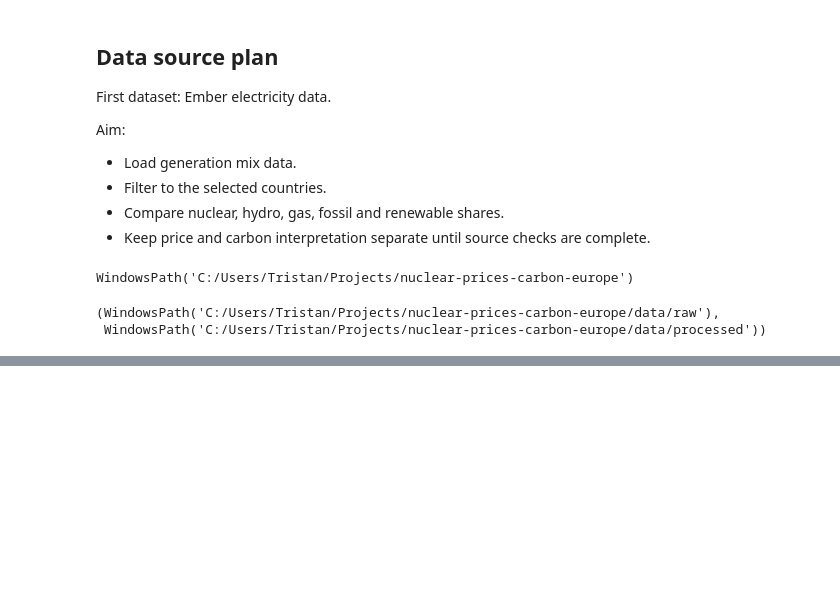
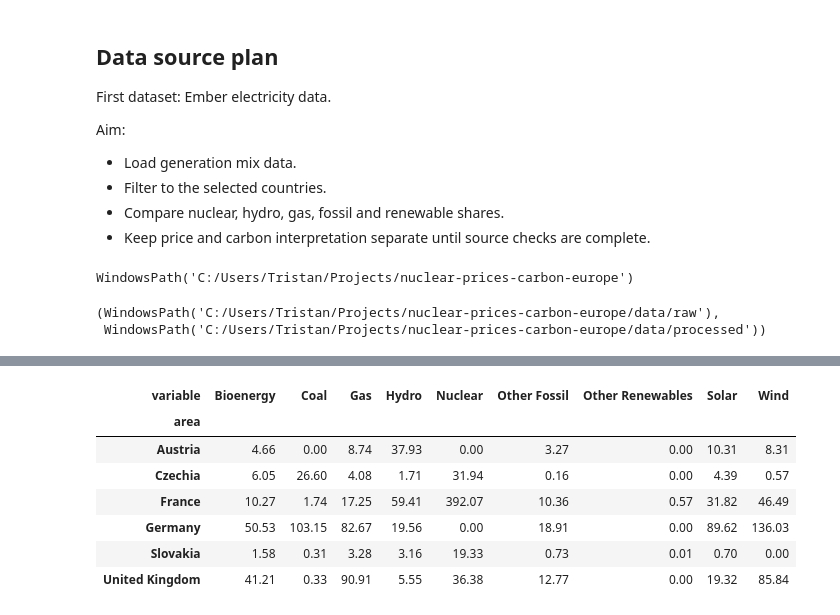
Before and after one commit to goodchoyce/nuclear-prices-carbon-europe, a Jupyter notebook: notebooks/01_dataset_review.ipynb, the cells around one changed output, grey strips where cells are left out. Drawn from its saved outputs; the diff is of its cells as text; code cells hidden in the pictures; blank space fills up the shorter version.

```diff
--- a/notebooks/01_dataset_review.ipynb
+++ b/notebooks/01_dataset_review.ipynb
@@ -51,0 +230,18 @@ data_raw, data_processed
+# %%
+generation_mix_table = generation_main.pivot_table(
+    index="area",
+    columns="variable",
+    values="value",
+    aggfunc="sum"
+).fillna(0)
+
+generation_mix_table
+# %% [output]
+| variable | Bioenergy | Coal | Gas | Hydro | Nuclear | Other Fossil | Other Renewables | Solar | Wind |
+| area |  |  |  |  |  |  |  |  |  |
+| Austria | 4.66 | 0.00 | 8.74 | 37.93 | 0.00 | 3.27 | 0.00 | 10.31 | 8.31 |
+| Czechia | 6.05 | 26.60 | 4.08 | 1.71 | 31.94 | 0.16 | 0.00 | 4.39 | 0.57 |
+| France | 10.27 | 1.74 | 17.25 | 59.41 | 392.07 | 10.36 | 0.57 | 31.82 | 46.49 |
+| Germany | 50.53 | 103.15 | 82.67 | 19.56 | 0.00 | 18.91 | 0.00 | 89.62 | 136.03 |
+| Slovakia | 1.58 | 0.31 | 3.28 | 3.16 | 19.33 | 0.73 | 0.01 | 0.70 | 0.00 |
+| United Kingdom | 41.21 | 0.33 | 90.91 | 5.55 | 36.38 | 12.77 | 0.00 | 19.32 | 85.84 |
```
Also changed, not shown: parts of 26 cells of this notebook.
